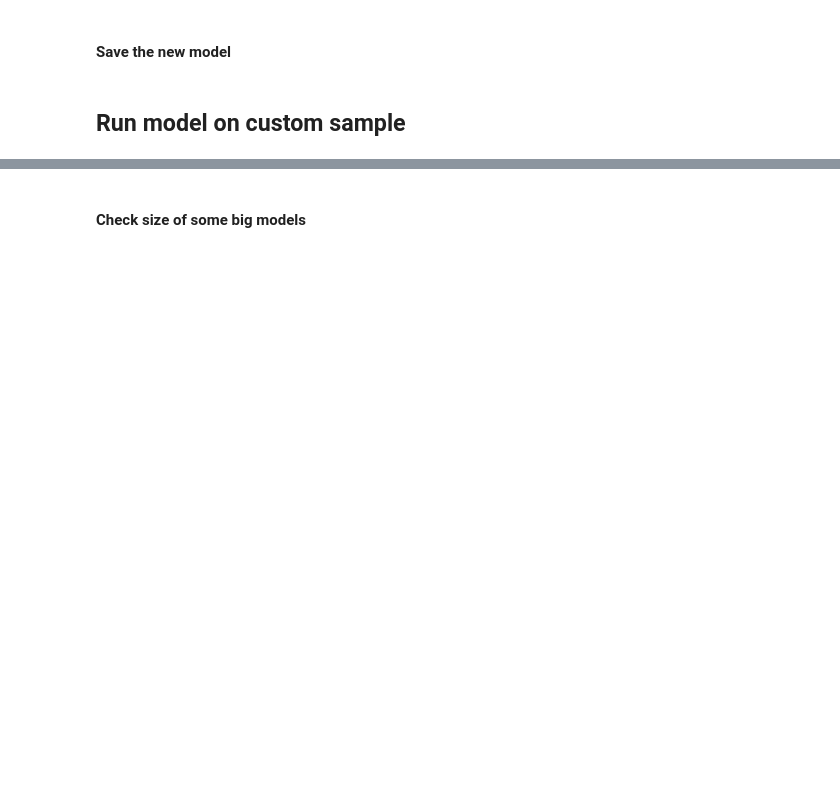
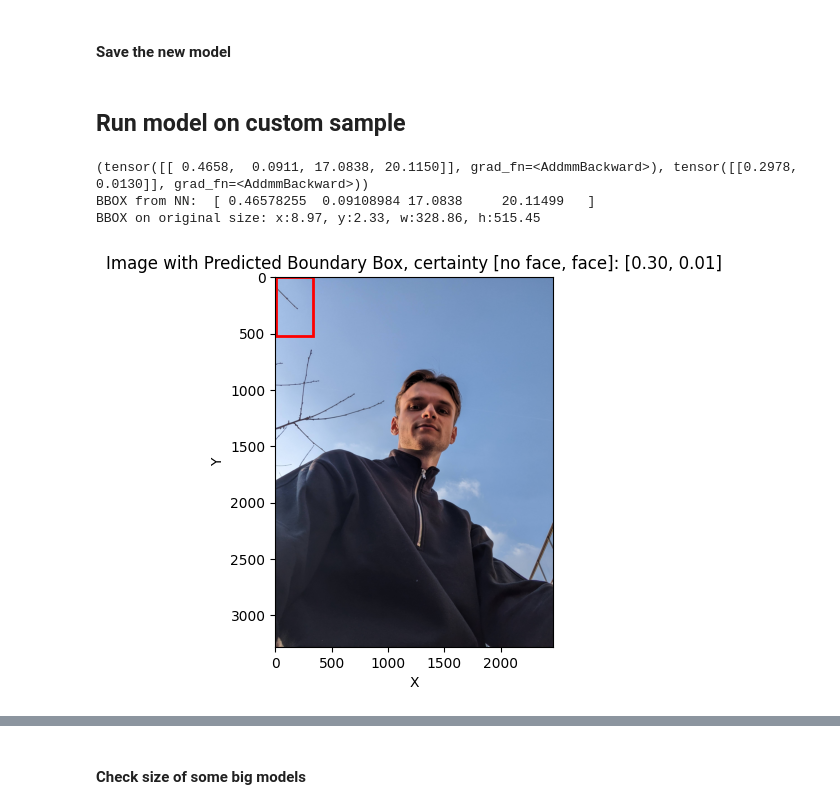
Before and after one commit to lionnus/MAX78000-Face-Detection, a Jupyter notebook: pytorch_face_detection.ipynb, the cells around one changed output, grey strips where cells are left out. Saved outputs shown, nothing was run; the diff lists cells and outputs as text; code cells hidden in the pictures; blank space fills up the shorter version.

```diff
--- a/pytorch_face_detection.ipynb
+++ b/pytorch_face_detection.ipynb
@@ -937,3 +986,66 @@ new_model_path = os.path.join(models_dir, f"{base_model_name}{new_version}.pth")
 torch.save(model.state_dict(), new_model_path)
 # %% [markdown]
 ## Run model on custom sample
+# %%
+# open the saved pytorch model.pth on cpu
+model = WIDERFaceONet()
+# model = WIDERFaceNet()
+model.load_state_dict(torch.load("models/WIDERFaceONet10.pth",map_location="cpu"))
+#model_path_ai8x="../Exercise8/ai8x-training/logs/2023.05.23-134755/best.pth.tar"
+#model.load_state_dict(torch.load(model_path_ai8x))
+model.eval()
+
+# Run the trained PyTorch model on a sample from the test set
+# Get a random sample from the test_loader
+# images, labels = test_dataset[7]
+#import Image library
+from PIL import Image, ImageOps
+#load image test_pic
+image_test = Image.open('/home/lionnus/OneDrive/Ubuntu/MLonMCU/maxim7800-face-detection/test_pic1.jpg')
+image_test = ImageOps.exif_transpose(image_test)
+
+# Preprocess the image
+transform = transforms.Compose([
+    transforms.Resize((param_dim_x,param_dim_y)),  # Resize to match the model's input size
+    transforms.ToTensor()  # Convert image to tensor
+    #transforms.Normalize(mean=[-127.0/255.0, -127.0/255.0, -127.0/255.0], std=[1.0, 1.0, 1.0])
+])
+image_test_trans = transform(image_test).unsqueeze(0)
+
+# Run model on image
+print(model(image_test_trans))
+predicted_coords, face_label = model(image_test_trans.to(device)) #WIDERFaceONet
+# predicted_coords = model(image_test_trans.to(device)) #WIDERFaceNet
+#convert to numpy
+predicted_coords = predicted_coords[0].cpu().detach().numpy()#*param_dim_x
+# predicted_coords = predicted_coords
+print('BBOX from NN: ',predicted_coords)
+#plot the image_test with the predicted coordinates
+
+# Create a figure and plot the image
+fig, ax = plt.subplots()
+plt.imshow(image_test)
+
+# Plot the predicted coordinates on the image
+x, y, w, h = predicted_coords
+# Convert coordinates to image dimensions
+x = x * image_test.size[0]/param_dim_x
+y = y * image_test.size[1]/param_dim_y
+w = w * image_test.size[0]/param_dim_x
+h = h * image_test.size[1]/param_dim_y
+print('BBOX on original size: x:{:.2f}, y:{:.2f}, w:{:.2f}, h:{:.2f}'.format(x, y, w, h))
+
+rect = patches.Rectangle((x, y), w, h, linewidth=2, edgecolor='r', facecolor='none')
+ax.add_patch(rect)
+# Set plot title and labels
+ax.set_title('Image with Predicted Boundary Box, certainty [no face, face]: [{:.2f}, {:.2f}]'.format(face_label.detach().numpy()[0][0],face_label.detach().numpy()[0][1]))
+ax.set_xlabel('X')
+ax.set_ylabel('Y')
+
+# Show the plot
+plt.show()
+# %% [output]
+(tensor([[ 0.4658,  0.0911, 17.0838, 20.1150]], grad_fn=<AddmmBackward>), tensor([[0.2978, 0.0130]], grad_fn=<AddmmBackward>))
+BBOX from NN:  [ 0.46578255  0.09108984 17.0838     20.11499   ]
+BBOX on original size: x:8.97, y:2.33, w:328.86, h:515.45
+[figure, added]
```
Also changed, not shown: parts of 19 cells of this notebook.
